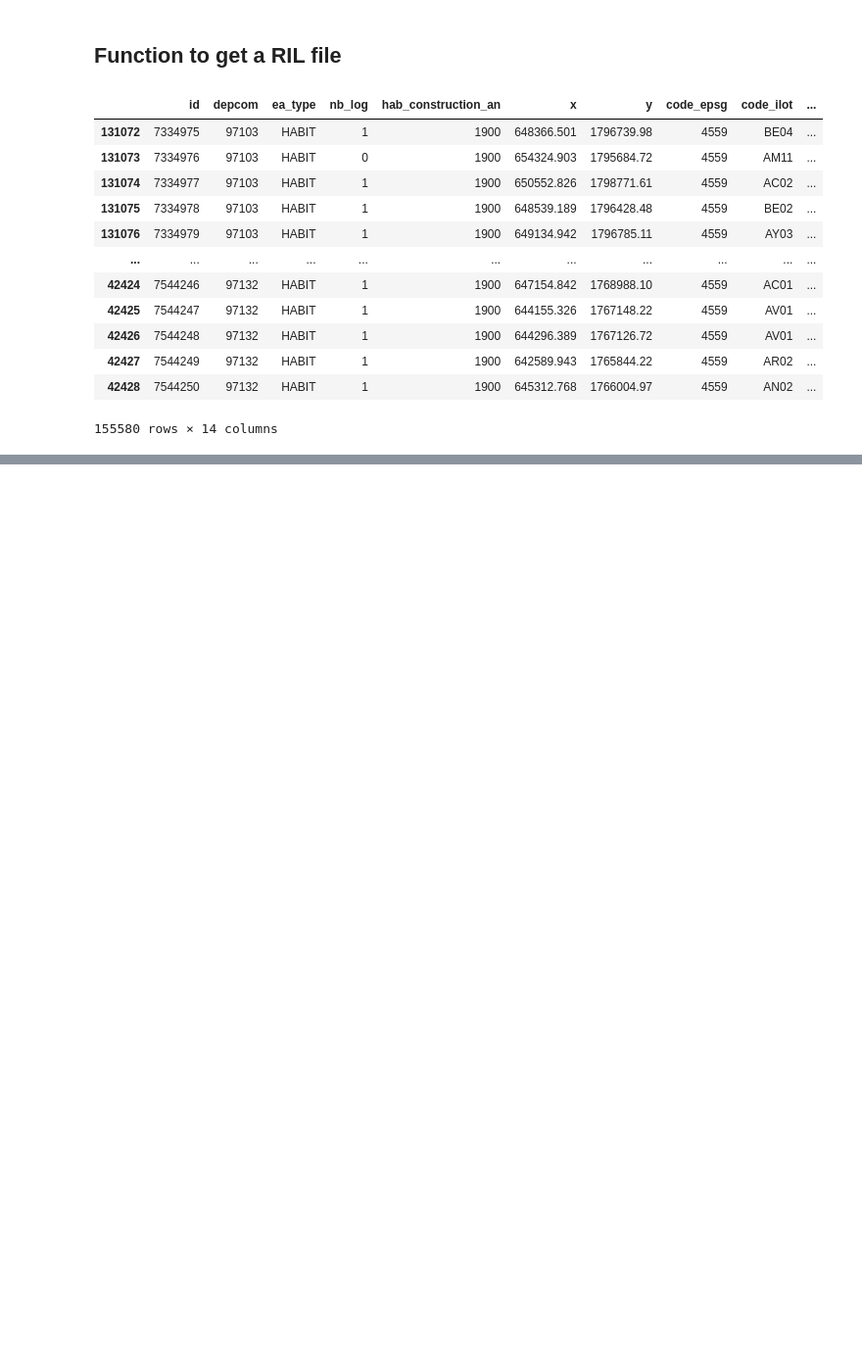
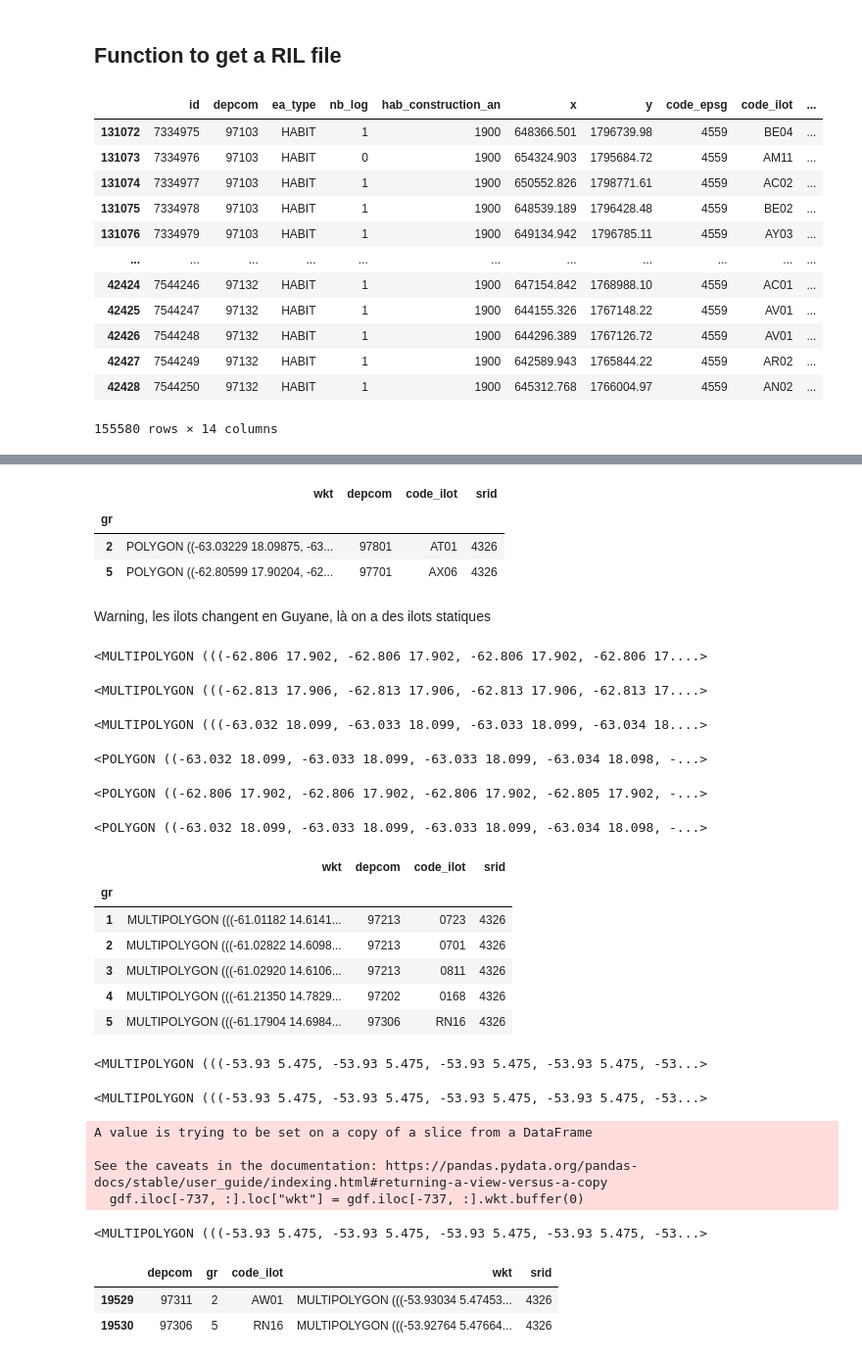
Before and after one commit to InseeFrLab/detection-habitat-spontane, a Jupyter notebook: notebooks/explore_ril.ipynb, the cells around one changed output, grey strips where cells are left out. Shown at 98% size. Cells and saved outputs as stored; diff of their text form; code cells hidden in the pictures; blank space fills up the shorter version.

```diff
--- a/notebooks/explore_ril.ipynb
+++ b/notebooks/explore_ril.ipynb
@@ -1065,0 +1121,3 @@ a
+# %%
+fs.get('projet-slums-detection/Donnees/RIL/rca_geometry_ilots.rds', 'rca_geometry_ilots.rds')
+result = pyreadr.read_r('rca_geometry_ilots.rds')
@@ -1065,0 +1128,2 @@ a
+# %%
+df_geom = result[None]
@@ -1065,0 +1134,4 @@ a
+# %%
+df_geom['wkt'] = df_geom['wkt'].apply(wkt.loads)
+gdf = gpd.GeoDataFrame(df_geom, geometry="wkt", crs="EPSG:4326")
+gdf
@@ -1065,0 +1152,62 @@ a
+# %%
+gdf.iloc[-3:, :].dissolve(by="gr")
+# %% [output]
+|  | wkt | depcom | code_ilot | srid |
+| gr |  |  |  |  |
+| 2 | POLYGON ((-63.03229 18.09875, -63... | 97801 | AT01 | 4326 |
+| 5 | POLYGON ((-62.80599 17.90204, -62... | 97701 | AX06 | 4326 |
+# %% [markdown]
+Warning, les ilots changent en Guyane, là on a des ilots statiques
+# %%
+gdf.wkt.iloc[-3]
+# %% [output]
+<MULTIPOLYGON (((-62.806 17.902, -62.806 17.902, -62.806 17.902, -62.806 17....>
+# %%
+gdf.wkt.iloc[-2]
+# %% [output]
+<MULTIPOLYGON (((-62.813 17.906, -62.813 17.906, -62.813 17.906, -62.813 17....>
+# %%
+gdf.wkt.iloc[-1]
+# %% [output]
+<MULTIPOLYGON (((-63.032 18.099, -63.033 18.099, -63.033 18.099, -63.034 18....>
+# %%
+gdf.iloc[-3:, :].dissolve(by="gr").wkt[0]
+# %% [output]
+<POLYGON ((-63.032 18.099, -63.033 18.099, -63.033 18.099, -63.034 18.098, -...>
+# %%
+gdf.iloc[-3:, :].dissolve(by="gr").wkt[1]
+# %% [output]
+<POLYGON ((-62.806 17.902, -62.806 17.902, -62.806 17.902, -62.805 17.902, -...>
+# %%
+gdf.iloc[-100:, :].dissolve(by="gr").wkt[0]
+# %% [output]
+<POLYGON ((-63.032 18.099, -63.033 18.099, -63.033 18.099, -63.034 18.098, -...>
+# %%
+gdf.iloc[-736:, :].dissolve(by="gr")
+# %% [output]
+|  | wkt | depcom | code_ilot | srid |
+| gr |  |  |  |  |
+| 1 | MULTIPOLYGON (((-61.01182 14.6141... | 97213 | 0723 | 4326 |
+| 2 | MULTIPOLYGON (((-61.02822 14.6098... | 97213 | 0701 | 4326 |
+| 3 | MULTIPOLYGON (((-61.02920 14.6106... | 97213 | 0811 | 4326 |
+| 4 | MULTIPOLYGON (((-61.21350 14.7829... | 97202 | 0168 | 4326 |
+| 5 | MULTIPOLYGON (((-61.17904 14.6984... | 97306 | RN16 | 4326 |
+# %%
+gdf.iloc[-737, :].wkt.buffer(0)
+# %% [output]
+<MULTIPOLYGON (((-53.93 5.475, -53.93 5.475, -53.93 5.475, -53.93 5.475, -53...>
+# %%
+gdf.iloc[-737, :].wkt
+# %% [output]
+<MULTIPOLYGON (((-53.93 5.475, -53.93 5.475, -53.93 5.475, -53.93 5.475, -53...>
+# %%
+gdf.iloc[-737, :].loc["wkt"] = gdf.iloc[-737, :].wkt.buffer(0)
+# %% [output]
+A value is trying to be set on a copy of a slice from a DataFrame
+
+See the caveats in the documentation: https://pandas.pydata.org/pandas-docs/stable/user_guide/indexing.html#returning-a-view-versus-a-copy
+  gdf.iloc[-737, :].loc["wkt"] = gdf.iloc[-737, :].wkt.buffer(0)
+# %%
+gdf.iloc[-737, :].loc["wkt"].buffer(0)
+# %% [output]
+<MULTIPOLYGON (((-53.93 5.475, -53.93 5.475, -53.93 5.475, -53.93 5.475, -53...>
@@ -1065,0 +1216,6 @@ a
+# %%
+a
+# %% [output]
+|  | depcom | gr | code_ilot | wkt | srid |
+| 19529 | 97311 | 2 | AW01 | MULTIPOLYGON (((-53.93034 5.47453... | 4326 |
+| 19530 | 97306 | 5 | RN16 | MULTIPOLYGON (((-53.92764 5.47664... | 4326 |
```
Also changed, not shown: parts of 37 cells of this notebook.
